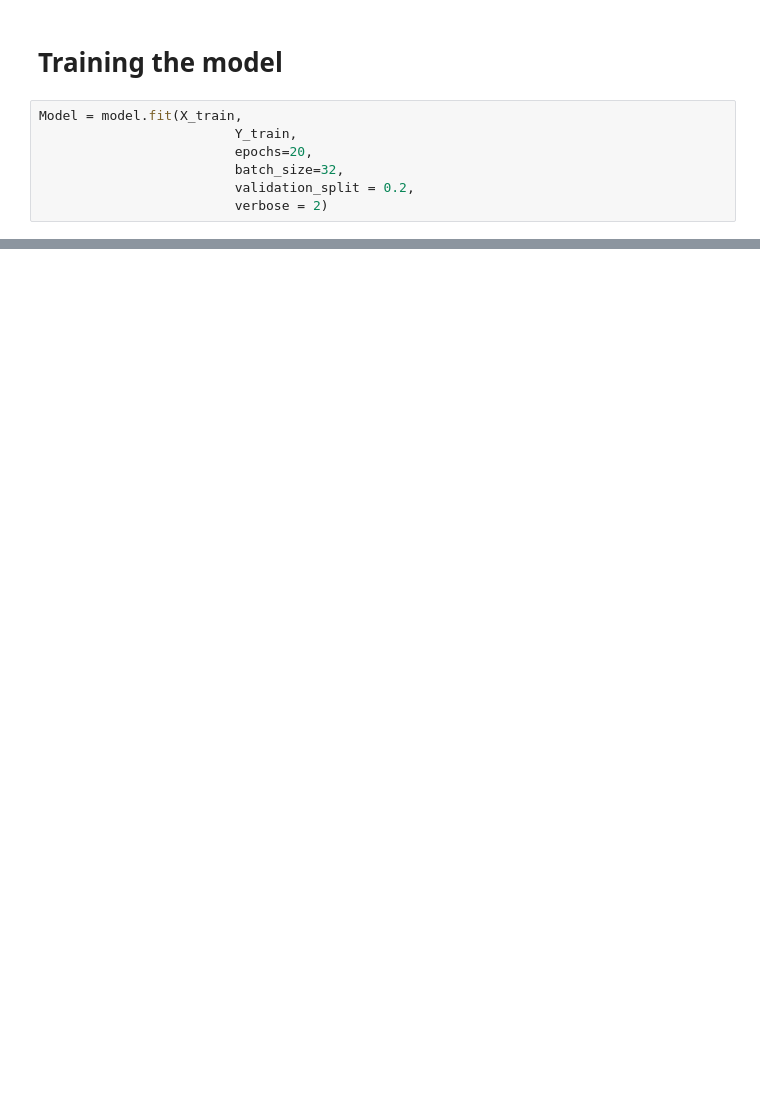
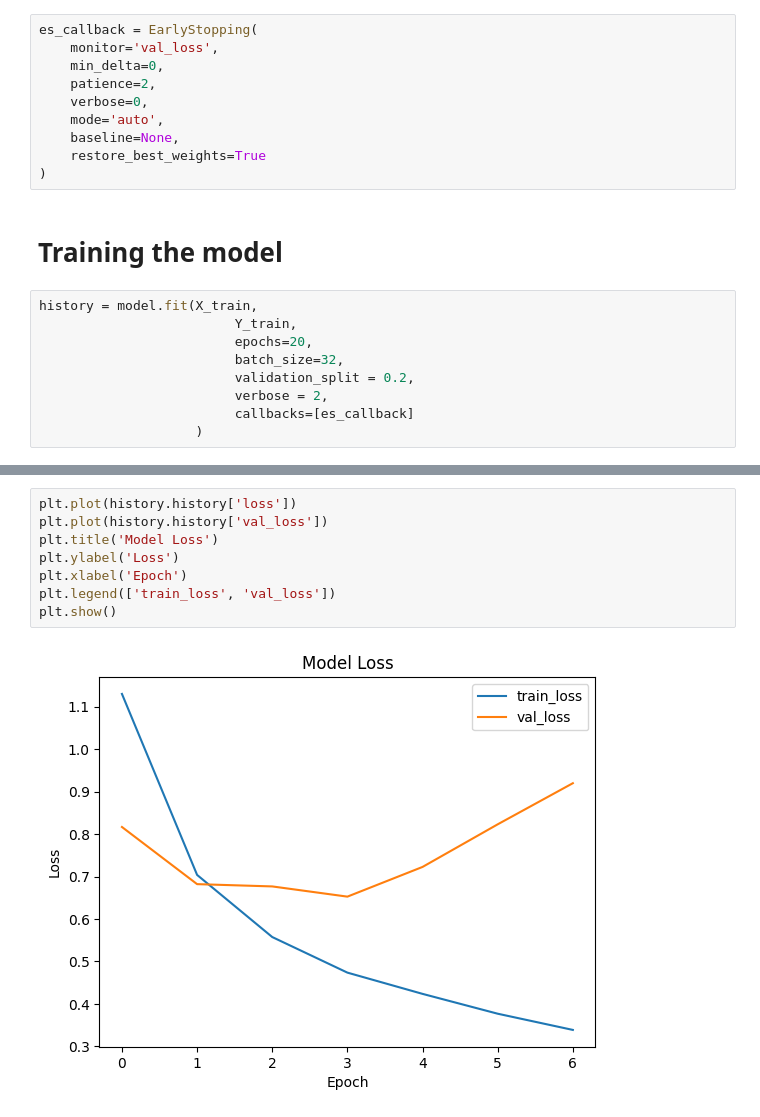
Before and after one commit to nimendra-ag/airline_sentiment_analysis_rnn, a Jupyter notebook: Airline_Sentiment_Analysis.ipynb, the cells around one changed output, grey strips where cells are left out. Drawn from its saved outputs; the diff is of its cells as text; blank space fills up the shorter version.

Commit message:
Updated the model. But the size of the dataset is not sufficient. Need to change the dataset. Therefore, it's better to start a new project with a new dataset.

```diff
--- a/Airline_Sentiment_Analysis.ipynb
+++ b/Airline_Sentiment_Analysis.ipynb
@@ -290,13 +272,25 @@ Model: "sequential_1"
 # %%
 model.compile(optimizer='adam', loss='sparse_categorical_crossentropy', metrics=['accuracy'])
+# %%
+es_callback = EarlyStopping(
+    monitor='val_loss',
+    min_delta=0,
+    patience=2,
+    verbose=0,
+    mode='auto',
+    baseline=None,
+    restore_best_weights=True
+)
 # %% [markdown]
 # Training the model
 # %%
-Model = model.fit(X_train,
+history = model.fit(X_train,
                          Y_train,
                          epochs=20,
                          batch_size=32,
                          validation_split = 0.2,
-                         verbose = 2)
+                         verbose = 2,
+                         callbacks=[es_callback]
+                    )
 # %% [output]
 Epoch 1/20
@@ -325,0 +317,10 @@ print(score)
+# %%
+plt.plot(history.history['loss'])
+plt.plot(history.history['val_loss'])
+plt.title('Model Loss')
+plt.ylabel('Loss')
+plt.xlabel('Epoch')
+plt.legend(['train_loss', 'val_loss'])
+plt.show()
+# %% [output]
+[figure, added]
```
Also changed, not shown: parts of 9 cells of this notebook.
